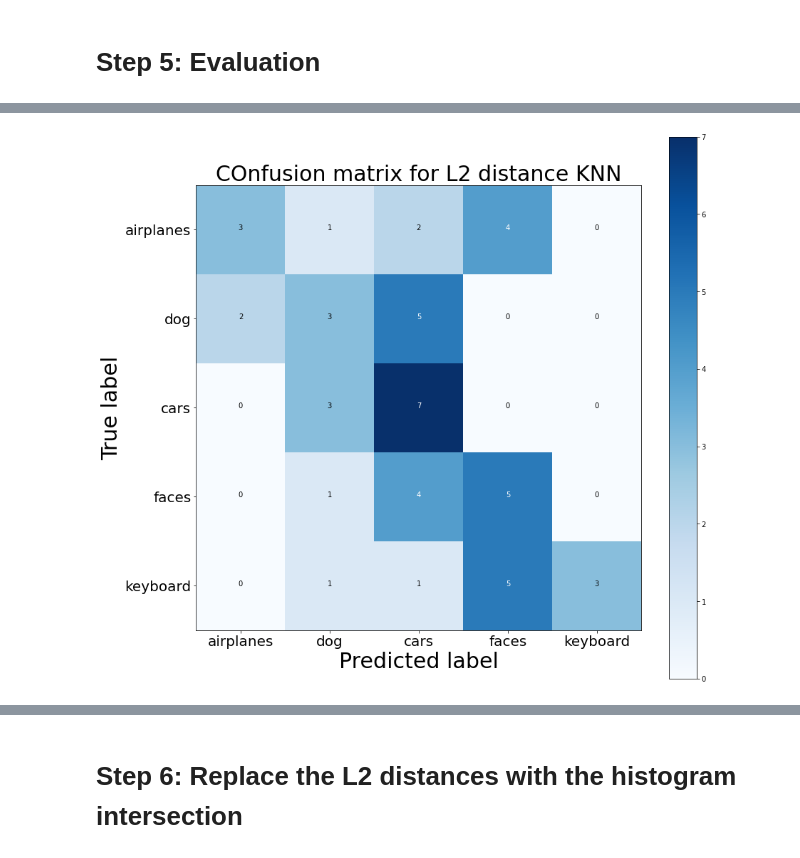
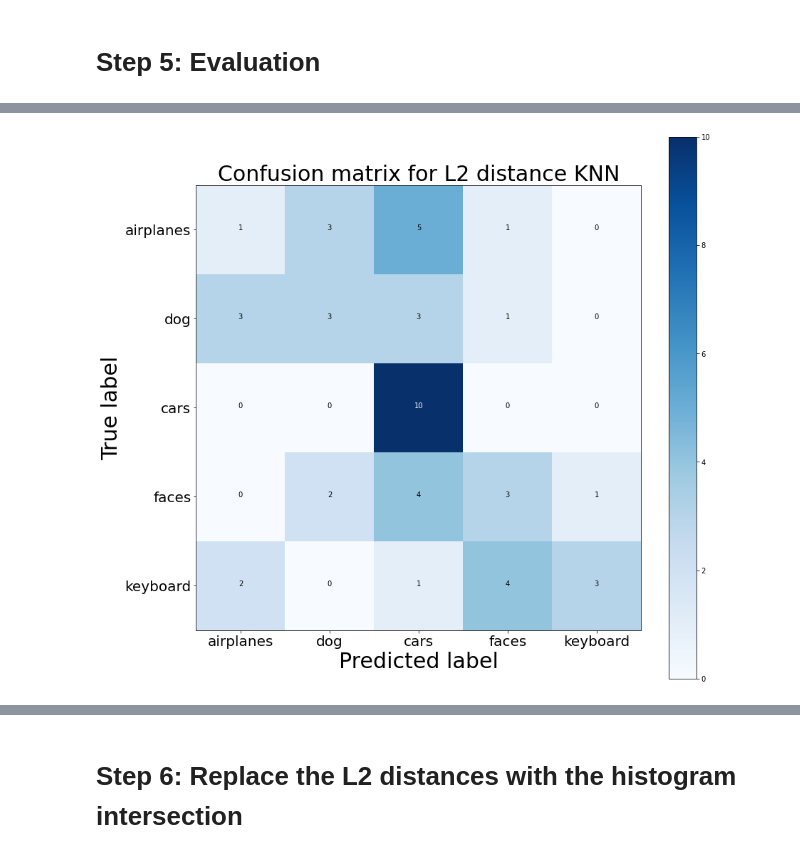
Before and after one commit to LANNDS18/Vision_SIFT, a Jupyter notebook: SIFT_train.ipynb, the cells around one changed output, grey strips where cells are left out. Drawn from its saved outputs; the diff is of its cells as text; code cells hidden in the pictures.

```diff
--- a/SIFT_train.ipynb
+++ b/SIFT_train.ipynb
@@ -21,7 +21,7 @@ from sklearn.metrics import accuracy_score, confusion_matrix
 plt.set_cmap('gray')
 
 # load images
-def load_images_from_folder(folder):
+def load_images_from_folder(folder,color):
     images = {}
     for cdata in os.listdir(folder):
         # prevent to read something like .DS_store
@@ -34,7 +34,10 @@ def load_images_from_folder(folder):
             if file.startswith('.'):
                 continue
             image = cv2.imread(path + "/" + file)
-            image = cv2.cvtColor(image, cv2.COLOR_BGR2GRAY)
+            if color == 'gray':
+                image = cv2.cvtColor(image, cv2.COLOR_BGR2GRAY)
+            else:
+                image = cv2.cvtColor(image, cv2.COLOR_BGR2RGB)
             if image is not None:
                 current_class.append(image)
         images[cdata] = current_class
@@ -42,8 +45,9 @@ def load_images_from_folder(folder):
 
 
 # Read from directory
-train_set  = load_images_from_folder('COMP338_Assignment1_Dataset/Training')
-test_set = load_images_from_folder('COMP338_Assignment1_Dataset/Test')
+train_set  = load_images_from_folder('COMP338_Assignment1_Dataset/Training',color='gray')
+test_set = load_images_from_folder('COMP338_Assignment1_Dataset/Test',color='gray')
+test_set_rgb = load_images_from_folder('COMP338_Assignment1_Dataset/Test',color='rgb')
 # %% [output]
 <Figure size 432x288 with 0 Axes>
 # %% [markdown]
@@ -68,6 +72,14 @@ with open('Models/histograms/train_histogram.pkl', 'rb') as f:
 
 with open('Models/histograms/test_histogram.pkl', 'rb') as f:
     test_histogram = pickle.load(f)
+
+# load descriptors by class for test set
+with open('Models/SIFT_feature/test_descriptors_by_class.pkl', 'rb') as f:
+    test_des_by_class  = pickle.load(f)
+
+# load visual words
+with open('Models/visual_words.pkl', 'rb') as f:
+    words = pickle.load(f)
 # %% [markdown]
 # Training process
 ## Step 1: Extract SIFT Feature
@@ -85,9 +97,9 @@ def sift_features(images):
             time.sleep(.01)
             pbar.set_description(f"Processing {image_class}", refresh=True)
             # Using sift in cv2 can accelerate the feature extraction powerfully
-            # cv2_sift = cv2.SIFT_create(200)
-            # key_p, des = cv2_sift.detectAndCompute(image, None)
-            key_p, des = SIFT.computeKeypointsAndDescriptors(image)
+            cv2_sift = cv2.SIFT_create(200)
+            key_p, des = cv2_sift.detectAndCompute(image, None)
+            # key_p, des = SIFT.computeKeypointsAndDescriptors(image)
             all_descriptor.extend(des)
             features.append(des)
             keypoint_list.append(key_p)
@@ -162,6 +172,9 @@ def kmeans(k, list_descriptor):
 
 # Take the central points of visual words
 words = kmeans(500, train_des_list)
+# %%
+with open('Models/visual_words.pkl', 'wb') as f:
+    pickle.dump(words, f)
 # %% [markdown]
 ## Step 3: Represent images with generated code words
 # %%
@@ -380,31 +427,31 @@ The average of predication based on L2 KNN for all classes is 0.42
 # %%
 def draw_confusion_matrix(cm, title, classes):
     # Confusion matrix graph
     plt.figure(figsize=(14, 14))
     plt.imshow(cm, interpolation='nearest', cmap=plt.cm.Blues)
     plt.title(title, fontsize=30)
     plt.colorbar()
     tick_marks = np.arange(len(classes))
     plt.ylim(-0.5, 4.5)
     plt.xticks(tick_marks, classes, fontsize=20)
     plt.yticks(tick_marks, classes, fontsize=20)
     plt.gca().invert_yaxis()
 
     thresh = cm.max() / 2.
     for i, j in itertools.product(range(cm.shape[0]), range(cm.shape[1])):
         plt.text(j, i, cm[i, j],
                  horizontalalignment="center",
                  color="white" if cm[i, j] > thresh else "black")
 
     plt.ylabel('True label', fontsize=30)
     plt.xlabel('Predicted label', fontsize=30)
     plt.show()
 
-# Calculate Confusion Maxtrix
+# Calculate Confusion Matrix
 cm_l2 = confusion_matrix(test_y, predict_y_l2, labels=list(test_histogram.keys()))
-draw_confusion_matrix(cm_l2, 'COnfusion matrix for L2 distance KNN', list(test_histogram.keys()))
+draw_confusion_matrix(cm_l2, 'Confusion matrix for L2 distance KNN', list(test_histogram.keys()))
 # %% [output]
-[figure, old version]
+[figure, new version]
 # %%
 def plot_correct(patch_list:list, title):
     count = len(patch_list) # number of patch
```
Also changed, not shown: parts of 17 cells of this notebook.
